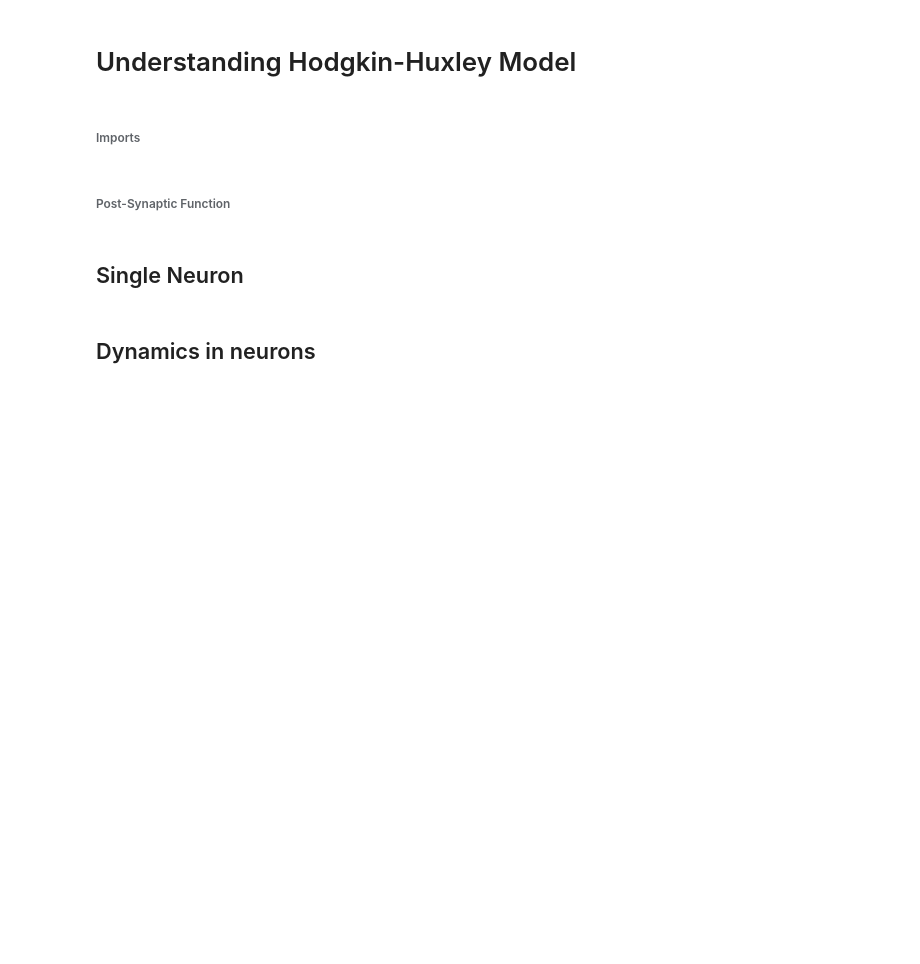
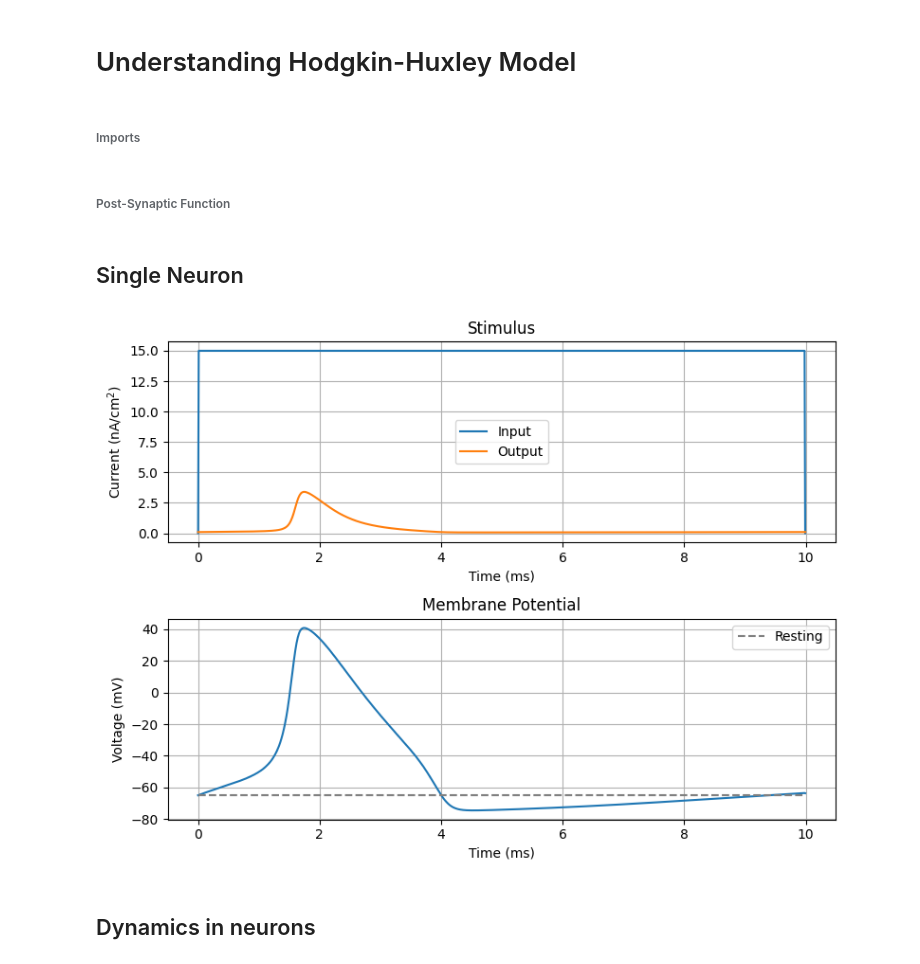
Before and after one commit to ZhuonengBao/Computational-Science-Project, a Jupyter notebook: notebooks/understanding_hodkin-huxley.ipynb, the cells around one changed output. Drawn from its saved outputs; the diff is of its cells as text; code cells hidden in the pictures; blank space fills up the shorter version.

```diff
--- a/notebooks/understanding_hodkin-huxley.ipynb
+++ b/notebooks/understanding_hodkin-huxley.ipynb
@@ -20,7 +20,7 @@ matplotlib.use('TkAgg')
 # %% [markdown]
 ###### Post-Synaptic Function
 # %%
-def I_syn(cur_V, par_V):
+def I_postsyn(cur_V, par_V):
     weight = 0.1
     tau = 30
     I_syn = weight * np.exp(-(cur_V - par_V) / tau)
@@ -54,29 +56,31 @@ for i, t in enumerate(time):
 # %%
 # Plot
 plt.figure(figsize=(8, 6))
 
+# Currents
+plt.subplot(2, 1, 1)
+plt.plot(step, I_inp, label='Input')
+plt.plot(step, I_out, label='Output')
+plt.title('Stimulus')
+plt.xlabel('Time (ms)')
+plt.ylabel('Current (nA/cm$^2$)')
+plt.legend()
+plt.grid()
+
 # Membrane potential V
 plt.subplot(2, 1, 2)
-plt.plot(time / time[615], V_record)
-plt.plot(time / time[615], np.full(len(time), -65),
+plt.plot(step, V_record)
+plt.plot(step, np.full(len(step), -65.0),
          linestyle='--', color='gray', label='Resting')
 plt.title('Membrane Potential')
 plt.xlabel('Time (ms)')
 plt.ylabel('Voltage (mV)')
+plt.legend()
 plt.grid()
-plt.legend()
-
-# Currents
-plt.subplot(2, 1, 1)
-plt.plot(time / time[615], I_inp, label='Input')
-plt.plot(time / time[615], I_out, label='Output')
-plt.title('Stimulus')
-plt.xlabel('Time (ms)')
-plt.ylabel('Current (nA/cm$^2$)')
-plt.grid()
-plt.legend()
 plt.tight_layout()
 plt.show()
+# %% [output]
+[figure, added]
 # %% [markdown]
 ## Dynamics in neurons
 # %%
```
Also changed, not shown: parts of 6 cells of this notebook.
